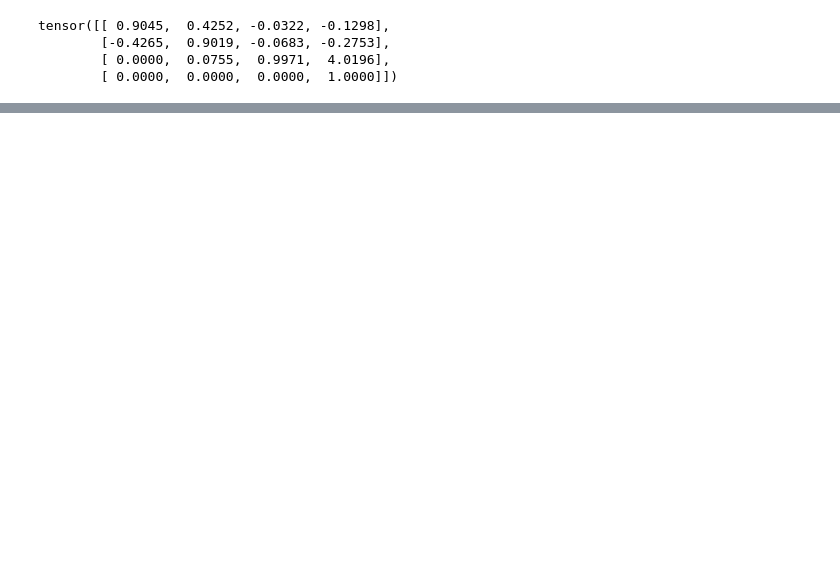
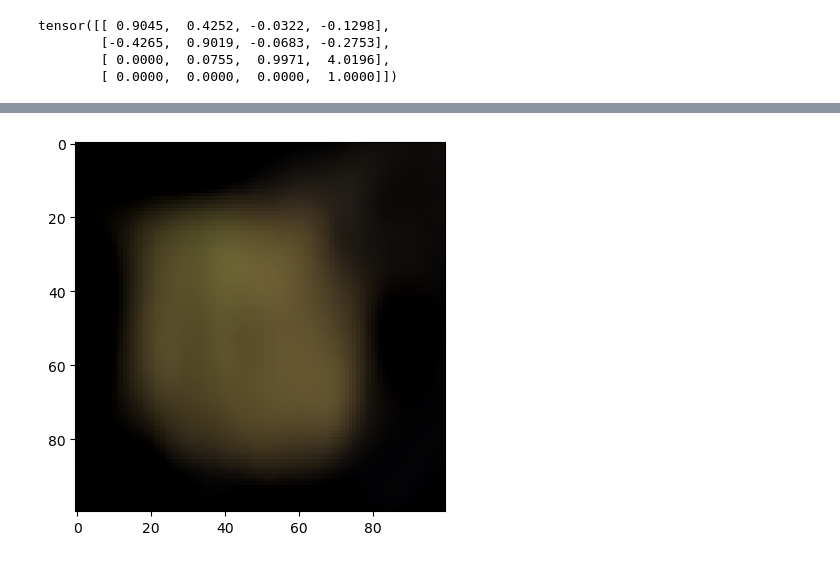
Before and after one commit to shahanneda/NeRfFromScratch, a Jupyter notebook: 3d_image.ipynb, the cells around one changed output, grey strips where cells are left out. Saved outputs shown, nothing was run; the diff lists cells and outputs as text; code cells hidden in the pictures; blank space fills up the shorter version.

```diff
--- a/3d_image.ipynb
+++ b/3d_image.ipynb
@@ -456,3 +375,93 @@ tensor([[ 0.9045,  0.4252, -0.0322, -0.1298],
         [-0.4265,  0.9019, -0.0683, -0.2753],
         [ 0.0000,  0.0755,  0.9971,  4.0196],
         [ 0.0000,  0.0000,  0.0000,  1.0000]])
+# %%
+from ipywidgets import interactive, widgets
+from IPython.display import display
+
+
+def translation(x, y, z):
+    return tensor([
+              [1, 0 ,0, x],
+              [0, 1, 0, y],
+              [0, 0, 1, z],
+              [0, 0, 0, 1]
+              ], dtype=torch.float)
+
+def xRotation(theta):
+    return tensor(
+        [
+              [1, 0 ,0, 0],
+              [0, math.cos(theta), -math.sin(theta), 0],
+              [0, math.sin(theta), math.cos(theta), 0],
+              [0, 0, 0, 1]
+        ]
+    )
+
+def yRotation(theta):
+    return tensor(
+        [
+              [math.cos(theta), 0 ,math.sin(theta), 0],
+              [0, 1, 0, 0],
+              [-math.sin(theta), 0, math.cos(theta), 0],
+              [0, 0, 0, 1]
+        ]
+    )
+
+def zRotation(theta):
+    return tensor(
+        [
+              [math.cos(theta), -math.sin(theta) ,0, 0],
+              [math.sin(theta), math.cos(theta), 0, 0],
+              [0, 0, 1, 0],
+              [0, 0, 0, 1]
+        ]
+    )
+
+def getPoseFromCoords(x, y, z, xrot, yrot, zrot):
+    toRad = lambda x : x * 2 * math.pi / 360
+    pose = translation(x, y, z)
+    pose = torch.matmul(xRotation(toRad(xrot)), pose)
+    pose = torch.matmul(yRotation(toRad(yrot)), pose)
+    pose = torch.matmul(zRotation(toRad(zrot)), pose)
+
+    pose = poses[0] + tensor([[0,0,0,x], [0,0,0,y], [0,0,0,y], [0,0,0,0]])
+    return pose
+
+sliderNames = ["x", "y", "z", "xrot", "yrot", "zrot"]
+sliders = {}
+for sliderName in sliderNames:
+    rot = False
+    if "rot" in sliderName:
+        rot = True
+
+    slider = widgets.FloatSlider(
+        value=0,
+        min= 0 if rot else -5,
+        max=360 if rot else 5.0 ,
+        step=1 if rot else 0.01,
+        description=sliderName,
+        disabled=False,
+        continuous_update=False,
+        orientation='horizontal',
+        readout=True,
+        readout_format='.2f',
+    )
+    sliders[sliderName] = slider
+
+allSliders = sliders.values()
+
+button = widgets.Button(description="Update")
+
+def on_button_clicked(_):
+    pose = getPoseFromCoords(*[sliders[sliderName].value for sliderName in sliderNames])
+    with torch.no_grad():
+        image  = get_image(pose.to(device))
+        image = torch.clip(image, 0, 1)
+        clear_output()
+        print(pose)
+        plt.imshow(image.cpu())
+    display(*sliders.values(), button)
+button.on_click(on_button_clicked)
+on_button_clicked(None)
+# %% [output]
@@ -458,0 +479 @@ tensor([[ 0.9045,  0.4252, -0.0322, -0.1298],
+[figure, added]
```
Also changed, not shown: parts of 13 cells of this notebook, 4 other files.
